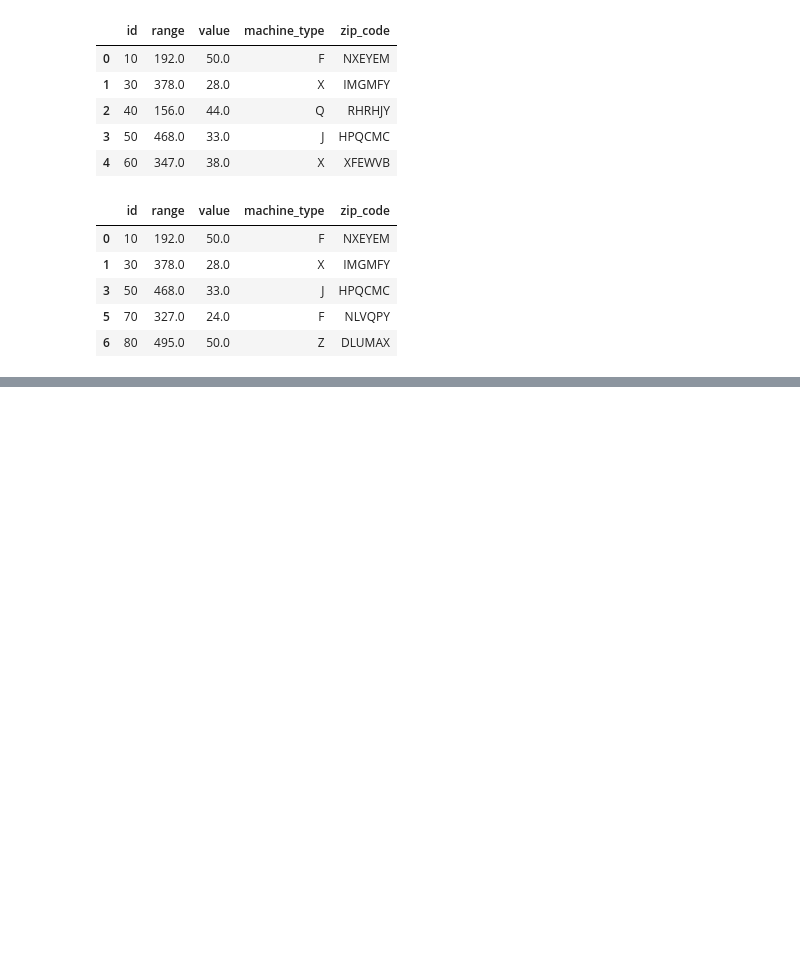
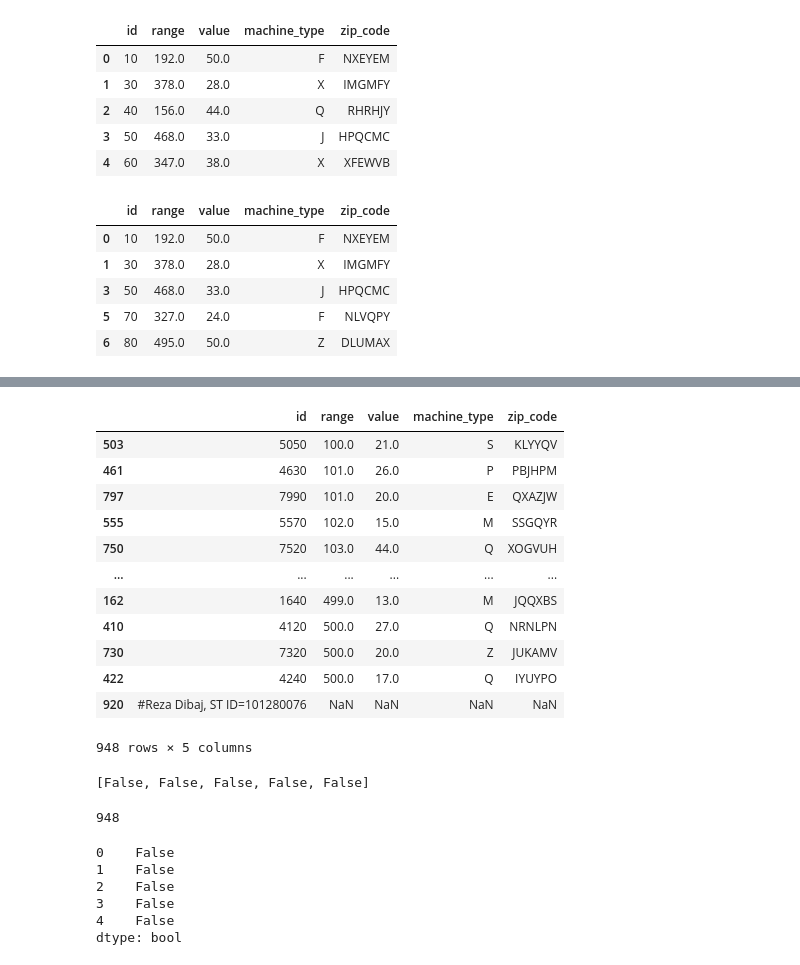
Before and after one commit to qlows/data_science, a Jupyter notebook: assignment3/assignment3.ipynb, the cells around one changed output, grey strips where cells are left out. Saved outputs shown, nothing was run; the diff lists cells and outputs as text; code cells hidden in the pictures; blank space fills up the shorter version.

```diff
--- a/assignment3/assignment3.ipynb
+++ b/assignment3/assignment3.ipynb
@@ -321,0 +329,43 @@ DF.head()
+# %%
+# Q24
+DF.sort_values(["range", "value"],
+               ascending=[True, False])
+# %% [output]
+|  | id | range | value | machine_type | zip_code |
+| 503 | 5050 | 100.0 | 21.0 | S | KLYYQV |
+| 461 | 4630 | 101.0 | 26.0 | P | PBJHPM |
+| 797 | 7990 | 101.0 | 20.0 | E | QXAZJW |
+| 555 | 5570 | 102.0 | 15.0 | M | SSGQYR |
+| 750 | 7520 | 103.0 | 44.0 | Q | XOGVUH |
+| ... | ... | ... | ... | ... | ... |
+| 162 | 1640 | 499.0 | 13.0 | M | JQQXBS |
+| 410 | 4120 | 500.0 | 27.0 | Q | NRNLPN |
+| 730 | 7320 | 500.0 | 20.0 | Z | JUKAMV |
+| 422 | 4240 | 500.0 | 17.0 | Q | IYUYPO |
+| 920 | #Reza Dibaj, ST ID=101280076 | NaN | NaN | NaN | NaN |
+948 rows × 5 columns
+# %%
+# Q25
+DE = []
+for length in DF.range:
+  if length >= 250 and length >= 300:
+    DE.append(True)
+  else:
+    DE.append(False)
+DE[0:5]
+# %% [output]
+[False, False, False, False, False]
+# %%
+len(DE)
+# %% [output]
+948
+# %%
+frame = pd.Series(DE)
+frame.head()
+# %% [output]
+0    False
+1    False
+2    False
+3    False
+4    False
+dtype: bool
```
Also changed, not shown: parts of 5 cells of this notebook.
